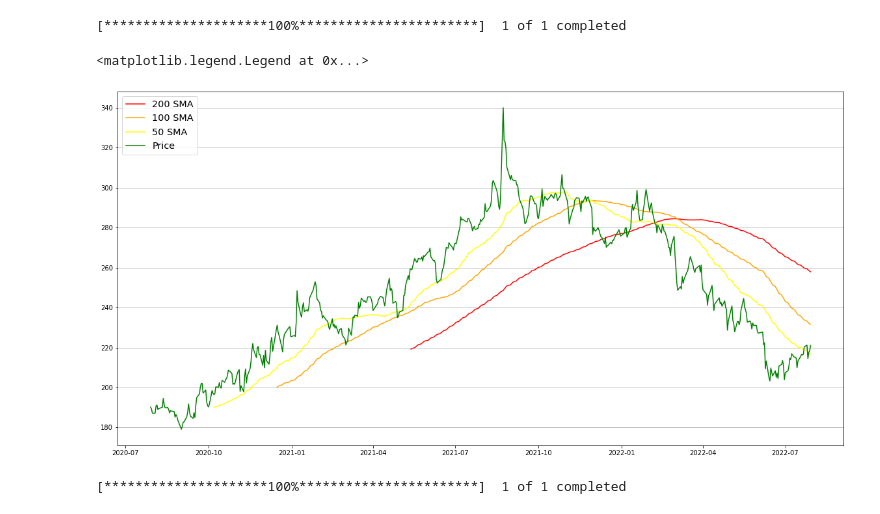
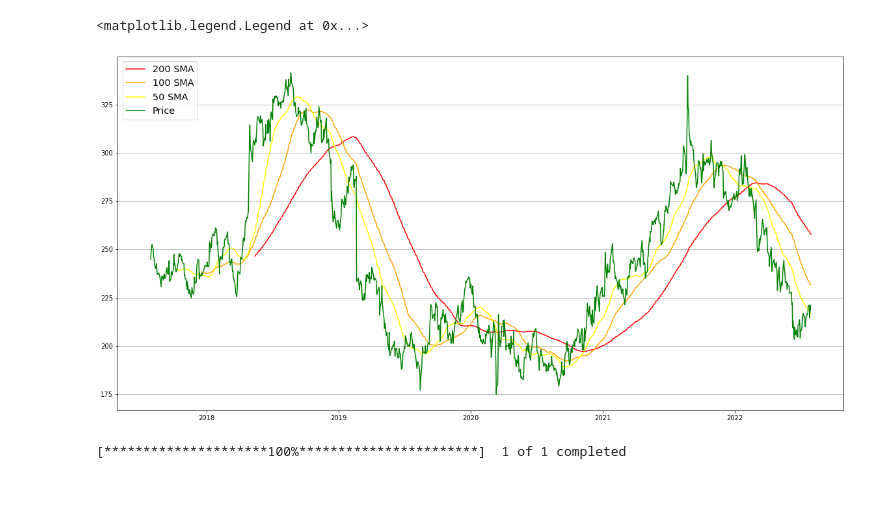
Before and after one commit to BenCollinsSheerin/main, a Jupyter notebook: moving average.ipynb, the cells around one changed output. Cells and saved outputs as stored; diff of their text form; code cells hidden in the pictures.

```diff
--- a/moving average.ipynb
+++ b/moving average.ipynb
@@ -1,29 +1,29 @@
 # %%
+#####
+# SMA STACK
+#####
+
 import yfinance as yf
 import pandas as pd
 import numpy as np
 import matplotlib.pyplot as plt
 
-#####
-# SMA STACK
-#####
-share = yf.download(tickers='SBRY.L', period='2Y')
+share = yf.download(tickers='SBRY.L', period='5Y', progress=False)
 share = share.drop(['Volume', 'Adj Close'], axis=1)
 share["50SMA"]=share[["Close"]].rolling(50).mean()
 share["100SMA"]=share[["Close"]].rolling(100).mean()
 share["200SMA"]=share[["Close"]].rolling(200).mean()
 
 plt.figure(figsize=(20,10))
 plt.plot(share["200SMA"],label="200 SMA", color = 'red')
 plt.plot(share["100SMA"],label="100 SMA", color = 'orange')
 plt.plot(share["50SMA"],label="50 SMA", color = 'yellow')
 plt.plot(share["Close"],label="Price", color = 'green')
 plt.grid(axis = 'y')
-plt.legend(loc='upper left',fontsize="x-large")
+plt.legend(loc='upper left',fontsize="x-large");
 # %% [output]
-[*********************100%***********************]  1 of 1 completed
+<matplotlib.legend.Legend at 0x...>
-<matplotlib.legend.Legend at 0x...>
-[figure, old version]
+[figure, new version]
 # %%
 #####
 # EMA STACK
```
Also changed, not shown: parts of 3 cells of this notebook.
